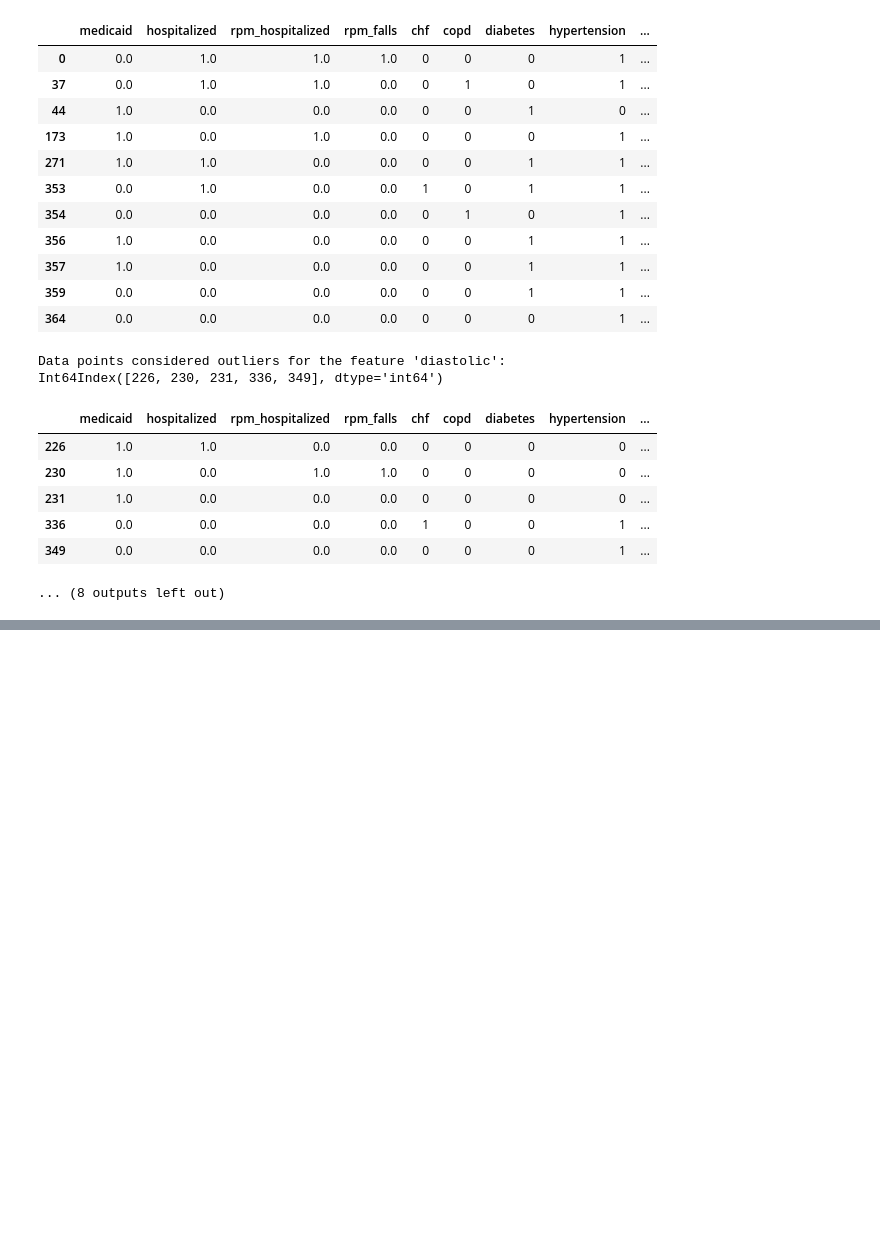
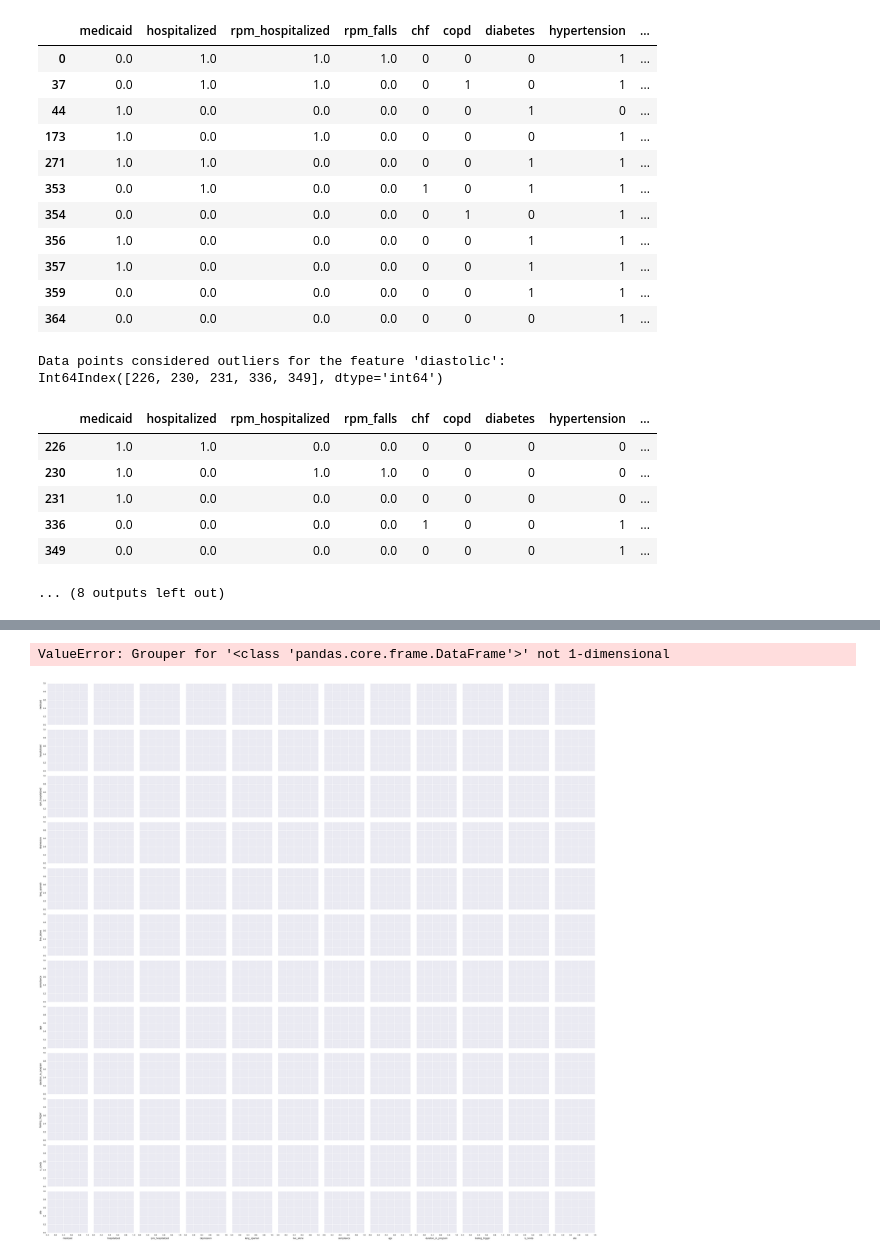
Before and after one commit to btq/TIPS, a Jupyter notebook: dev/2016-08-31-BTQ-PatsyTest.ipynb, the cells around one changed output, grey strips where cells are left out. Drawn from its saved outputs; the diff is of its cells as text; code cells hidden in the pictures; blank space fills up the shorter version.

```diff
--- a/dev/2016-08-31-BTQ-PatsyTest.ipynb
+++ b/dev/2016-08-31-BTQ-PatsyTest.ipynb
@@ -386,0 +515,7 @@ dtype: float64
+# %%
+sns.pairplot(good_data.dropna(),vars=[u'medicaid', 'hospitalized', u'rpm_hospitalized',u'depression', u'lang_spanish',
+       u'live_alone', u'compliance',u'age', u'duration_in_program',
+       u'feeling_trigger', u'n_conds','site'], hue=['rpm_hospitalized'],size=3, palette="husl")
+# %% [output]
+ValueError: Grouper for '<class 'pandas.core.frame.DataFrame'>' not 1-dimensional
+[figure, added]
```
Also changed, not shown: parts of 29 cells of this notebook, 3 other files.
